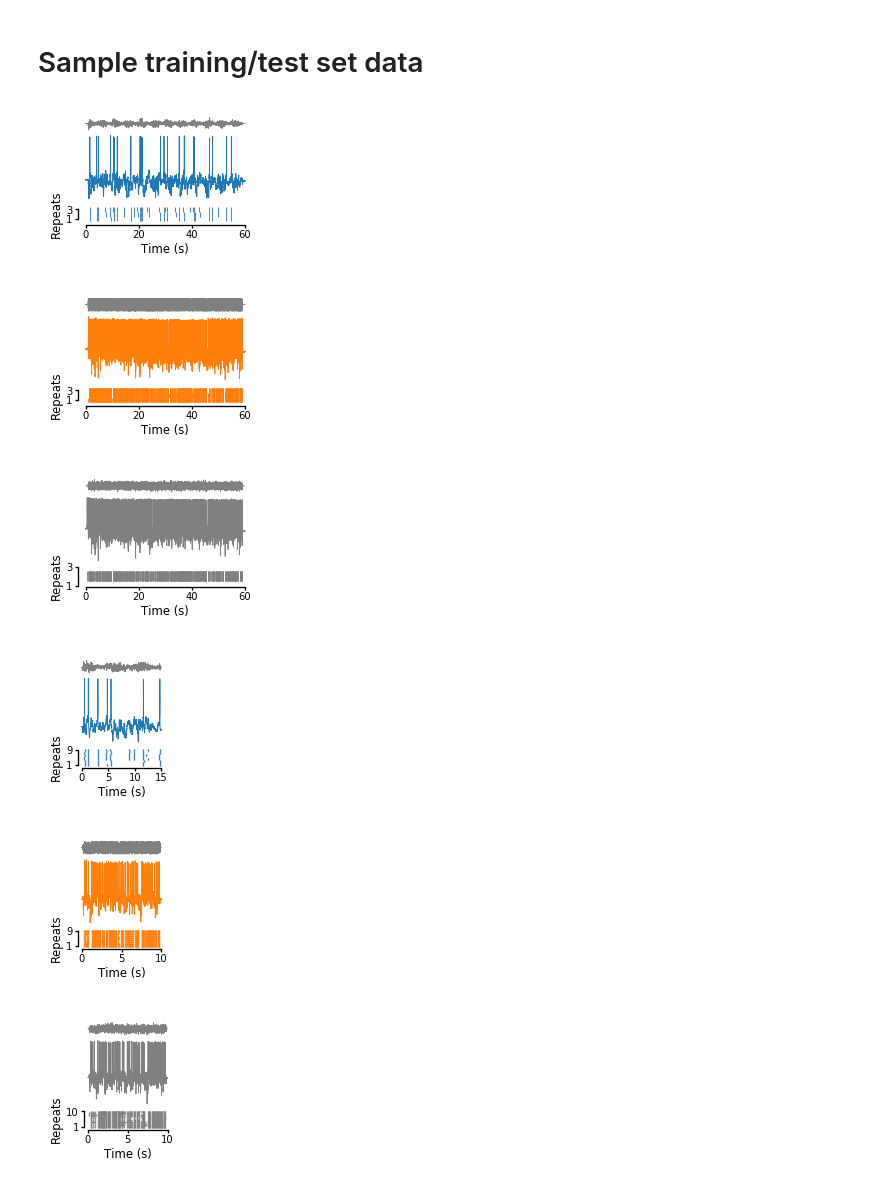
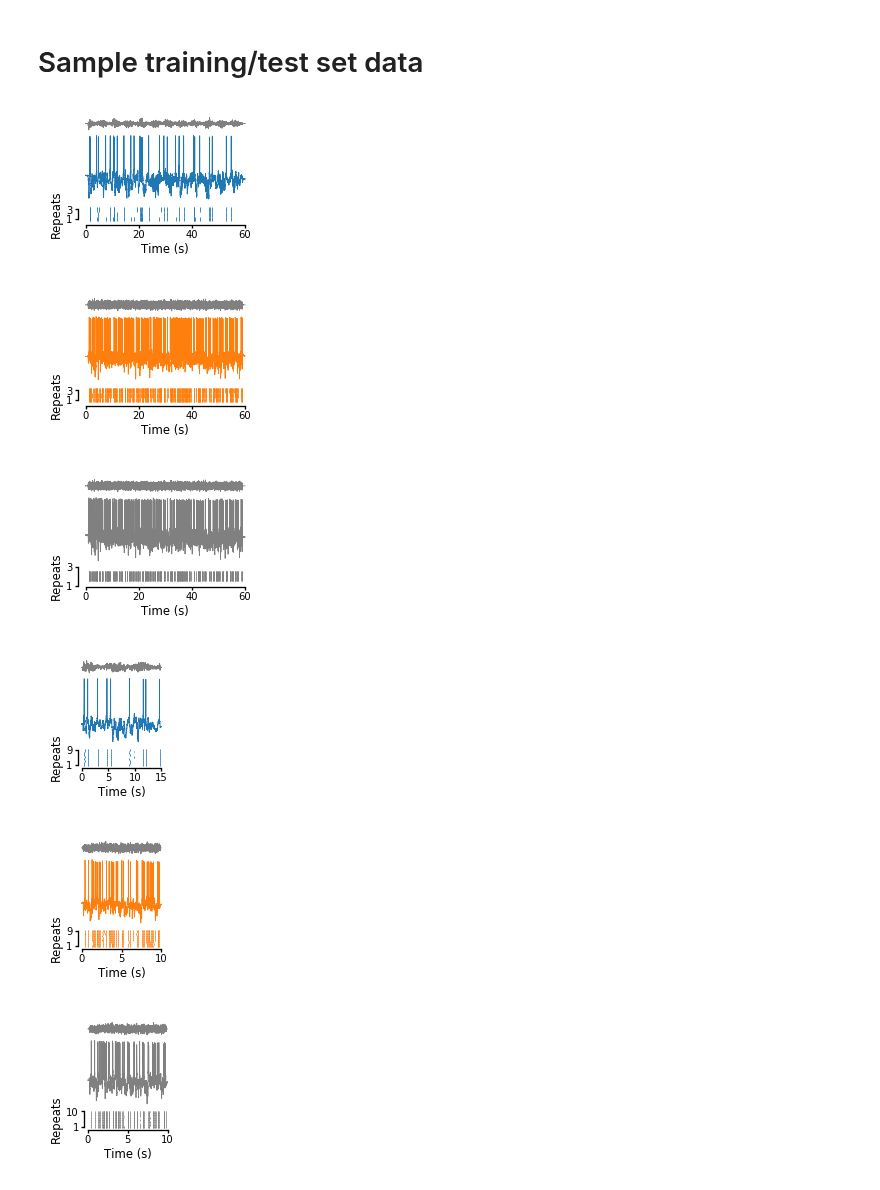
Before and after one commit to nauralcodinglab/raphegif, a Jupyter notebook: figs/scripts/writeup/GIF_demo_traces.ipynb, the cells around one changed output. Cells and saved outputs as stored; diff of their text form; code cells hidden in the pictures.

Commit message:
Even better GIF sample traces

```diff
--- a/figs/scripts/writeup/GIF_demo_traces.ipynb
+++ b/figs/scripts/writeup/GIF_demo_traces.ipynb
@@ -224,11 +224,11 @@ for celltype in ['5HT', 'GABA', 'mPFC']:
     with open(os.path.join(EPHYS_PATH, '{}_fastnoise'.format(celltype), '{}_goodcells.ldat'.format(celltype)), 'rb') as f:
         ephys[celltype] = pickle.load(f)
 # %%
-example_cell_ind = 1
+example_cell_inds = [0, 5, 3]
 
 ephys_spec = gs.GridSpec(3, 1, height_ratios=[0.2, 1, 0.3], hspace=0.05, left=0.22, bottom=0.2, right=0.95, top=0.95)
 
-for celltype, color in zip(['5HT', 'GABA', 'mPFC'], ['ser', 'som', 'pyr']):
+for example_cell_ind, celltype, color in zip(example_cell_inds, ['5HT', 'GABA', 'mPFC'], ['ser', 'som', 'pyr']):
     plt.figure(figsize=(2, 1.2))
 
     plt.subplot(ephys_spec[0, :])
@@ -254,7 +254,11 @@ for celltype, color in zip(['5HT', 'GABA', 'mPFC'], ['ser', 'som', 'pyr']):
     pltools.hide_ticks()
 
     plt.subplot(ephys_spec[2, :])
-    plt.eventplot([tr.getSpikeTimes() * 1e-3 for tr in ephys[celltype][example_cell_ind].trainingset_traces], color=colors[color], lw=0.5)
+    plt.eventplot(
+        [tr.getSpikeTimes() * 1e-3 for tr in ephys[celltype][example_cell_ind].trainingset_traces],
+        color=colors[color],
+        lw=0.5
+    )
     plt.xlim(xlims)
     plt.yticks([0, 2], [1, 3])
     plt.ylabel('Repeats')
@@ -266,11 +270,11 @@ for celltype, color in zip(['5HT', 'GABA', 'mPFC'], ['ser', 'som', 'pyr']):
         plt.savefig(os.path.join(IMG_PATH, '{}_sample_training_set.png'.format(color)))
         plt.savefig(os.path.join(IMG_PATH, '{}_sample_training_set.svg'.format(color)))
 # %% [output]
-[figure, old version]
+[figure, new version]
-[figure, old version]
+[figure, new version]
-[figure, old version]
+[figure, new version]
 # %%
-for celltype, color in zip(['5HT', 'GABA', 'mPFC'], ['ser', 'som', 'pyr']):
+for example_cell_ind, celltype, color in zip(example_cell_inds, ['5HT', 'GABA', 'mPFC'], ['ser', 'som', 'pyr']):
 
     plt.figure(figsize=(1.0, 1.2))
 
@@ -291,34 +295,38 @@ for celltype, color in zip(['5HT', 'GABA', 'mPFC'], ['ser', 'som', 'pyr']):
         ephys[celltype][example_cell_ind].testset_traces[0].V,
         color=colors[color],
         lw=0.5
     )
     plt.xlim(xlims)
     pltools.hide_border('a')
     pltools.hide_ticks()
 
     plt.subplot(ephys_spec[2, :])
-    plt.eventplot([tr.getSpikeTimes() * 1e-3 for tr in ephys[celltype][example_cell_ind].testset_traces], color=colors[color])
+    plt.eventplot(
+        [tr.getSpikeTimes() * 1e-3 for tr in ephys[celltype][example_cell_ind].testset_traces],
+        color=colors[color],
+        lw=0.5
+    )
     plt.xlim(xlims)
     plt.xlabel('Time (s)')
     plt.ylabel('Repeats')
 
     if celltype in ['5HT', 'GABA']:
         plt.yticks([0, 8], [1, 9])
         if celltype == '5HT':
             plt.xticks([0, 5, 10, 15])
         else:
             plt.xticks([0, 5, 10])
     else:
         plt.yticks([0, 9], [1, 10])
         plt.xticks([0, 5, 10])
 
     pltools.hide_border('tr', trim=True)
     plt.subplots_adjust(left=0.27)
 
     if IMG_PATH is not None:
         plt.savefig(os.path.join(IMG_PATH, '{}_sample_test_set.png'.format(color)))
         plt.savefig(os.path.join(IMG_PATH, '{}_sample_test_set.svg'.format(color)))
 # %% [output]
-[figure, old version]
+[figure, new version]
-[figure, old version]
+[figure, new version]
-[figure, old version]
+[figure, new version]
```
